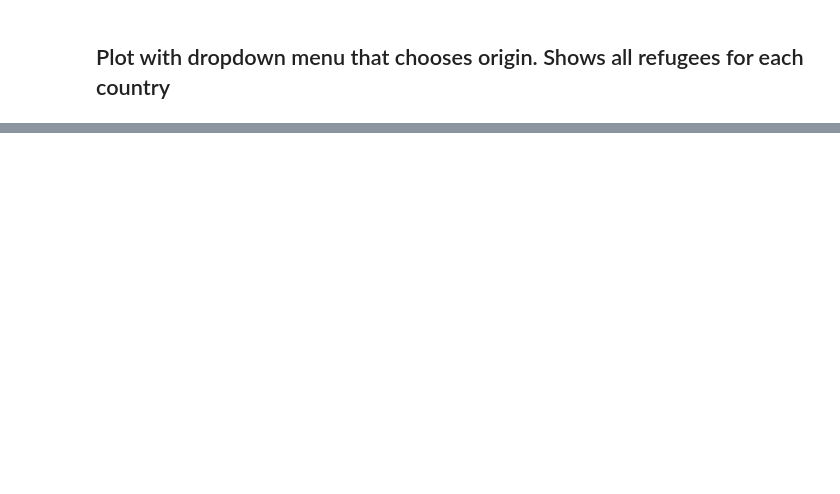
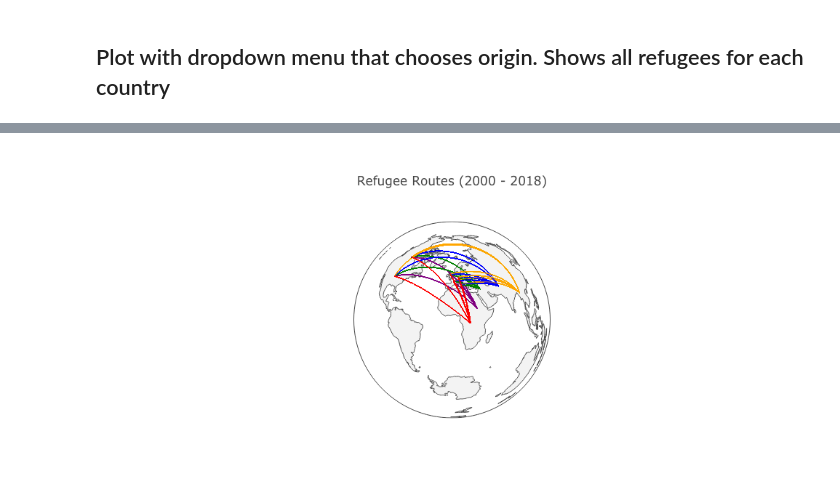
Before and after one commit to j-p-terry/MovementMatters, a Jupyter notebook: totals.ipynb, the cells around one changed output, grey strips where cells are left out. Saved outputs shown, nothing was run; the diff lists cells and outputs as text; code cells hidden in the pictures; blank space fills up the shorter version.

Commit message:
plotly interactive plots. Dropdown for destination, routes

```diff
--- a/totals.ipynb
+++ b/totals.ipynb
@@ -164,0 +246,38 @@ FigureWidget({
+# %%
+possible_locationmodes = ['ISO-3', 'USA-states', 'country names']
+paths = []
+colors = ['red', 'blue', 'green', 'orange', 'purple']
+for i in range(len(df.Value)):
+    paths.append(
+        dict(
+            type = 'scattergeo',
+            locationmode = 'country names',
+            lon = [df['org_long'][i], df['dest_long'][i] ],
+            lat = [ df['org_lat'][i], df['dest_lat'][i] ],
+            mode = 'lines',
+            line = dict(
+                width = 1,
+                color = colors[df['origin_id'][i]],
+            ),
+            opacity = 0.4,
+        )
+    )
+# %%
+layout = dict(
+        title = 'Refugee Routes (2000 - 2018)',
+        showlegend = False,
+        geo = dict(
+            scope='world',
+#             projection=dict( type='mercator' ),
+            projection = dict(type = 'azimuthal equal area'),
+            showland = True,
+            landcolor = 'rgb(243, 243, 243)',
+            countrycolor = 'rgb(204, 204, 204)',
+        ),
+    )
+# %%
+fig = dict(data=paths, layout=layout )
+ply.iplot( fig, filename='refugee routes' )
+# fig
+# %% [output]
+[figure, added]
```
Also changed, not shown: parts of 11 cells of this notebook.
